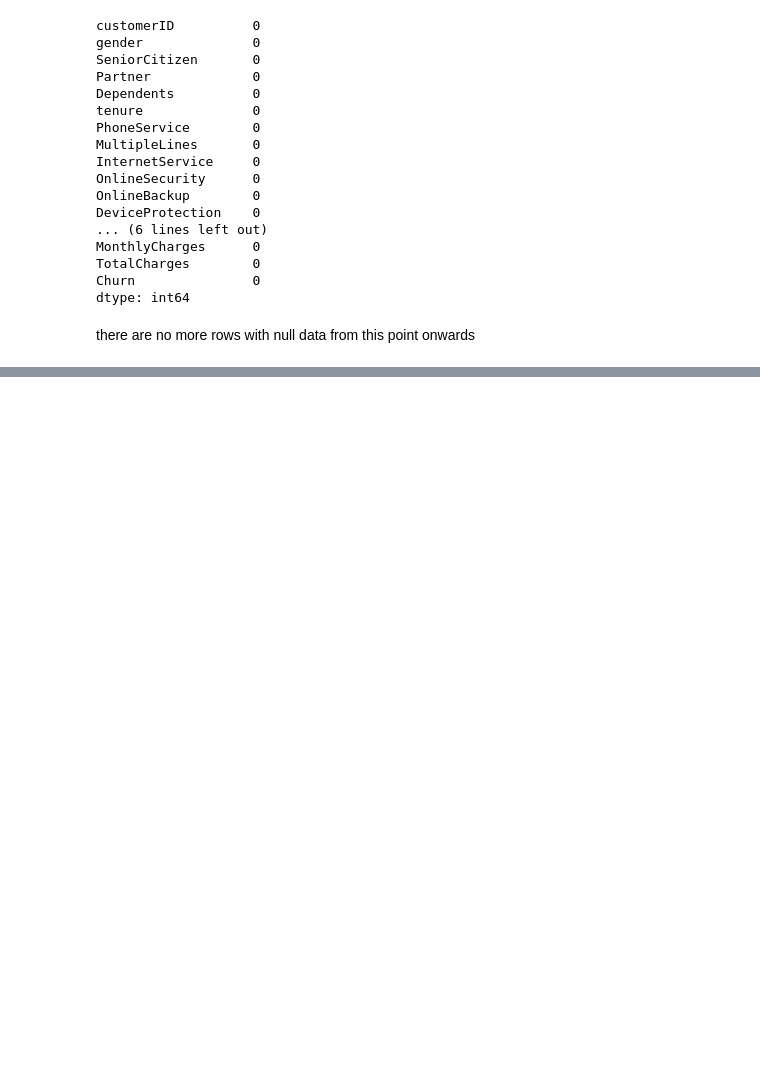
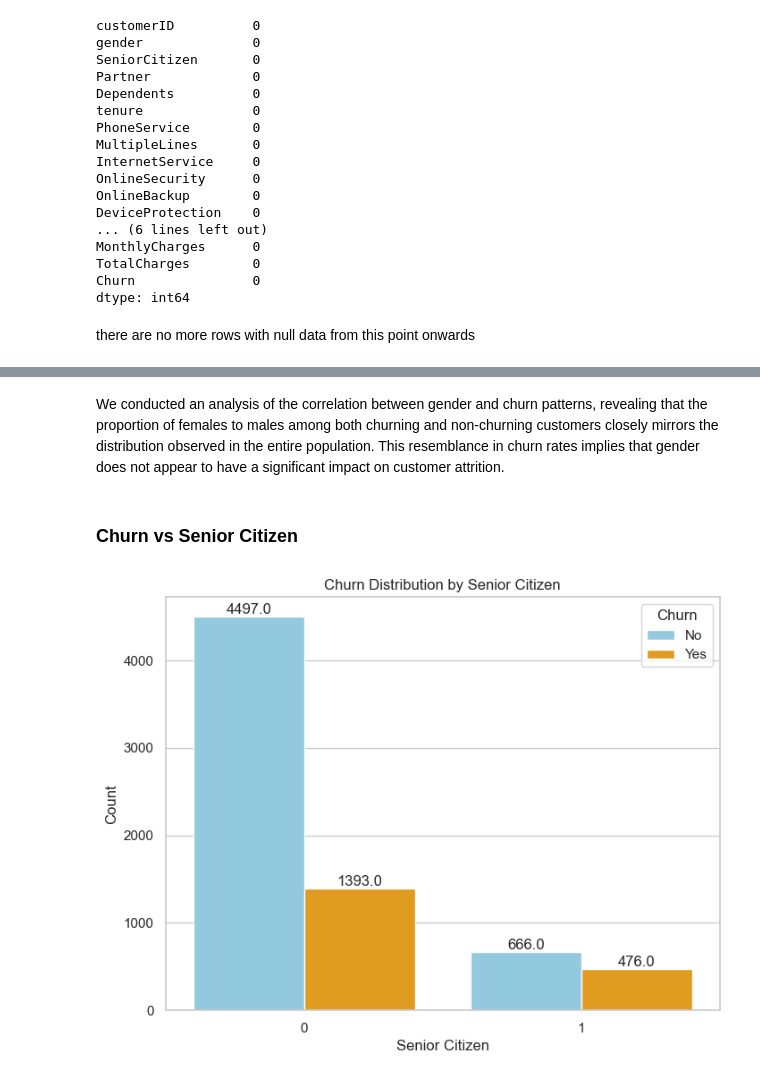
Before and after one commit to thisissteff/customer_churn_prediction, a Jupyter notebook: customer_churn.ipynb, the cells around one changed output, grey strips where cells are left out. Cells and saved outputs as stored; diff of their text form; code cells hidden in the pictures; blank space fills up the shorter version.

```diff
--- a/customer_churn.ipynb
+++ b/customer_churn.ipynb
@@ -95,0 +203,50 @@ there are no more rows with null data from this point onwards
+# %%
+# finding distribution of churn vs non churn differentiated by gender
+churn_colors = {'Yes': 'orange', 'No': 'skyblue'}
+
+# Create a bar plot using Seaborn
+plt.figure(figsize=(8, 6))
+sns.set(style="whitegrid")
+ax = sns.countplot(x="gender", hue="Churn", data=df, palette=churn_colors)
+
+for p in ax.patches:
+    height = p.get_height()
+    ax.annotate(f'{height}',
+                (p.get_x() + p.get_width() / 2., height),
+                ha='center', va='bottom')
+
+# Add labels and a title
+plt.xlabel("Gender")
+plt.ylabel("Count")
+plt.title("Churn Distribution by Gender")
+
+# Show the plot
+plt.show()
+# %% [markdown]
+We conducted an analysis of the correlation between gender and churn patterns, revealing that the proportion of females to males among both churning and non-churning customers closely mirrors the distribution observed in the entire population. This resemblance in churn rates implies that gender does not appear to have a significant impact on customer attrition.
+# %% [markdown]
+### Churn vs Senior Citizen
+# %%
+# finding distribution of churn vs non churn differentiated by Senior Citizen
+churn_colors = {'Yes': 'orange', 'No': 'skyblue'}
+
+# Create a bar plot using Seaborn
+plt.figure(figsize=(8, 6))
+sns.set(style="whitegrid")
+ax = sns.countplot(x="SeniorCitizen", hue="Churn", data=df, palette=churn_colors)
+
+for p in ax.patches:
+    height = p.get_height()
+    ax.annotate(f'{height}',
+                (p.get_x() + p.get_width() / 2., height),
+                ha='center', va='bottom')
+
+# Add labels and a title
+plt.xlabel("Senior Citizen")
+plt.ylabel("Count")
+plt.title("Churn Distribution by Senior Citizen")
+
+# Show the plot
+plt.show()
+# %% [output]
+[figure, added]
```
Also changed, not shown: parts of 37 cells of this notebook.
